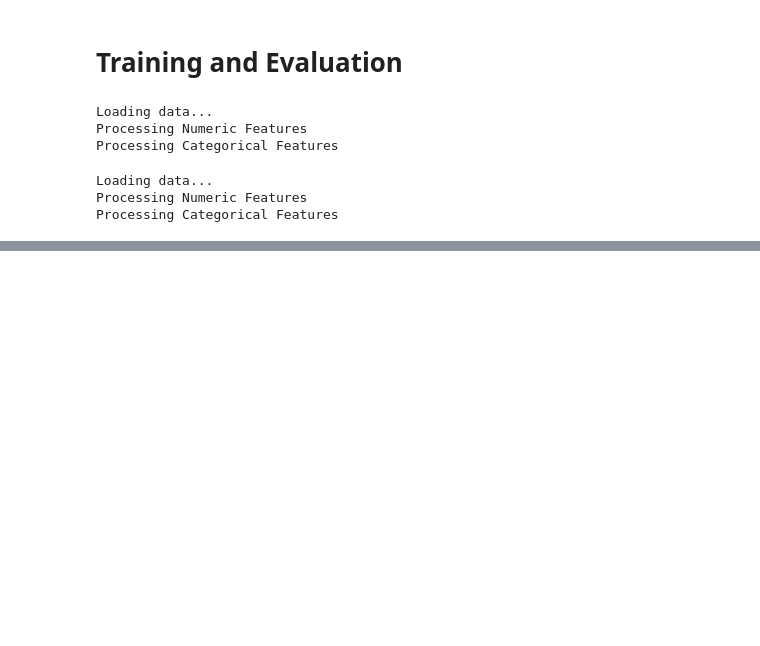
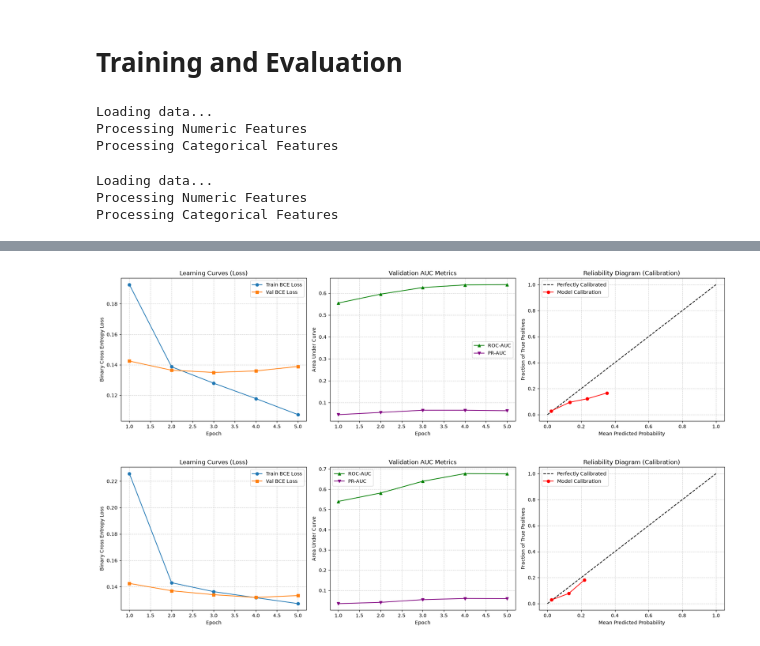
Before and after one commit to bhuv2/-brbhuvanesh--Intelligence-SIG-Recs-2026, a Jupyter notebook: mandatory-tasks/recommender-systems-cf-to-dlrm/RecommendationTasks/03_DLRM/DLRM.ipynb, the cells around one changed output, grey strips where cells are left out. Saved outputs shown, nothing was run; the diff lists cells and outputs as text; code cells hidden in the pictures; blank space fills up the shorter version.

Commit message:
Plotting the curves for inerpreting differences in FULL DLRM and Ablated DLRM

```diff
--- a/mandatory-tasks/recommender-systems-cf-to-dlrm/RecommendationTasks/03_DLRM/DLRM.ipynb
+++ b/mandatory-tasks/recommender-systems-cf-to-dlrm/RecommendationTasks/03_DLRM/DLRM.ipynb
@@ -291,3 +292,45 @@ Epoch 02/05 | Train Loss: 0.1431 | Val Loss: 0.1370 | ROC-AUC: 0.5811 | PR-AUC:
 Epoch 03/05 | Train Loss: 0.1363 | Val Loss: 0.1340 | ROC-AUC: 0.6392 | PR-AUC: 0.0541 | F1: 0.0000
 Epoch 04/05 | Train Loss: 0.1317 | Val Loss: 0.1320 | ROC-AUC: 0.6772 | PR-AUC: 0.0599 | F1: 0.0000
 Epoch 05/05 | Train Loss: 0.1273 | Val Loss: 0.1334 | ROC-AUC: 0.6759 | PR-AUC: 0.0590 | F1: 0.0000
+# %%
+def plot_task2_metrics(history, all_preds, all_targets):
+    fig, axes = plt.subplots(1, 3, figsize=(18, 5))
+
+    epochs_range = range(1, len(history['train_loss']) + 1)
+    axes[0].plot(epochs_range, history['train_loss'], label='Train BCE Loss', marker='o')
+    axes[0].plot(epochs_range, history['val_loss'], label='Val BCE Loss', marker='s')
+    axes[0].set_title('Learning Curves (Loss)')
+    axes[0].set_xlabel('Epoch')
+    axes[0].set_ylabel('Binary Cross Entropy Loss')
+    axes[0].legend()
+    axes[0].grid(True, linestyle="--", alpha=0.6)
+
+    axes[1].plot(epochs_range, history['val_roc_auc'], label='ROC-AUC', color='green', marker='^')
+    axes[1].plot(epochs_range, history['val_pr_auc'], label='PR-AUC', color='purple', marker='v')
+    axes[1].set_title('Validation AUC Metrics')
+    axes[1].set_xlabel('Epoch')
+    axes[1].set_ylabel('Area Under Curve')
+    axes[1].legend()
+    axes[1].grid(True, linestyle="--", alpha=0.6)
+
+    prob_true, prob_pred = calibration_curve(all_targets, all_preds, n_bins=10, strategy='uniform')
+    axes[2].plot([0, 1], [0, 1], linestyle='--', color='black', label='Perfectly Calibrated')
+    axes[2].plot(prob_pred, prob_true, marker='o', color='red', label='Model Calibration')
+    axes[2].set_title('Reliability Diagram (Calibration)')
+    axes[2].set_xlabel('Mean Predicted Probability')
+    axes[2].set_ylabel('Fraction of True Positives')
+    axes[2].legend()
+    axes[2].grid(True, linestyle="--", alpha=0.6)
+
+    plt.tight_layout()
+    plt.savefig("task2_metrics.png", dpi=300)
+    plt.show()
+
+# For the Full DLRM
+plot_task2_metrics(history_dlrm, preds_dlrm, targets_dlrm)
+
+# For the Ablated DLRM
+plot_task2_metrics(history_ablation, preds_ablation, targets_ablation)
+# %% [output]
+[figure, added]
+[figure, added]
```
Also changed, not shown: parts of 2 cells of this notebook, 1 other file.
